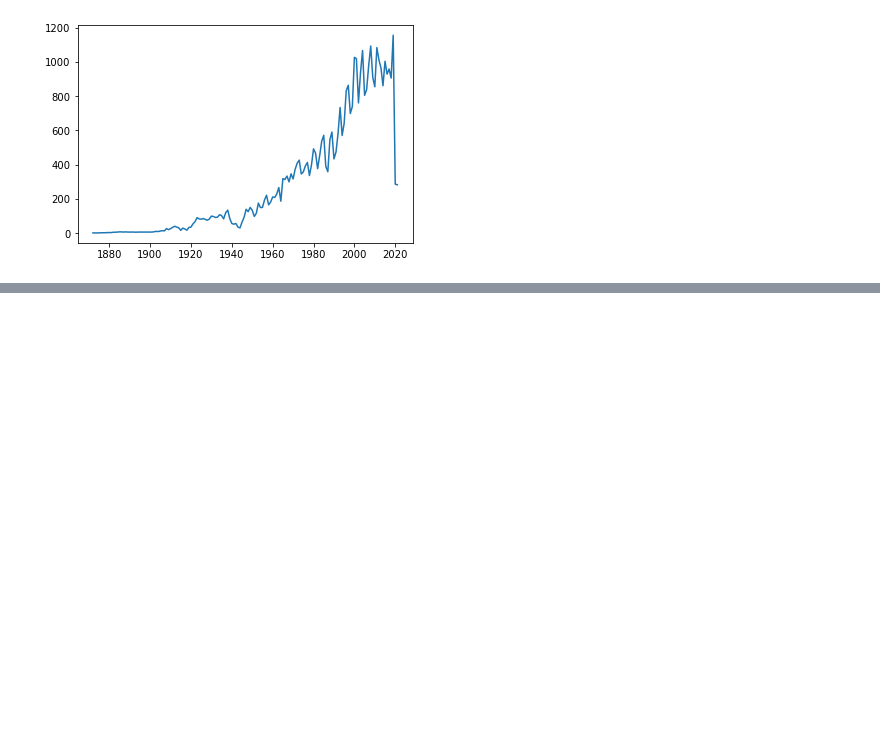
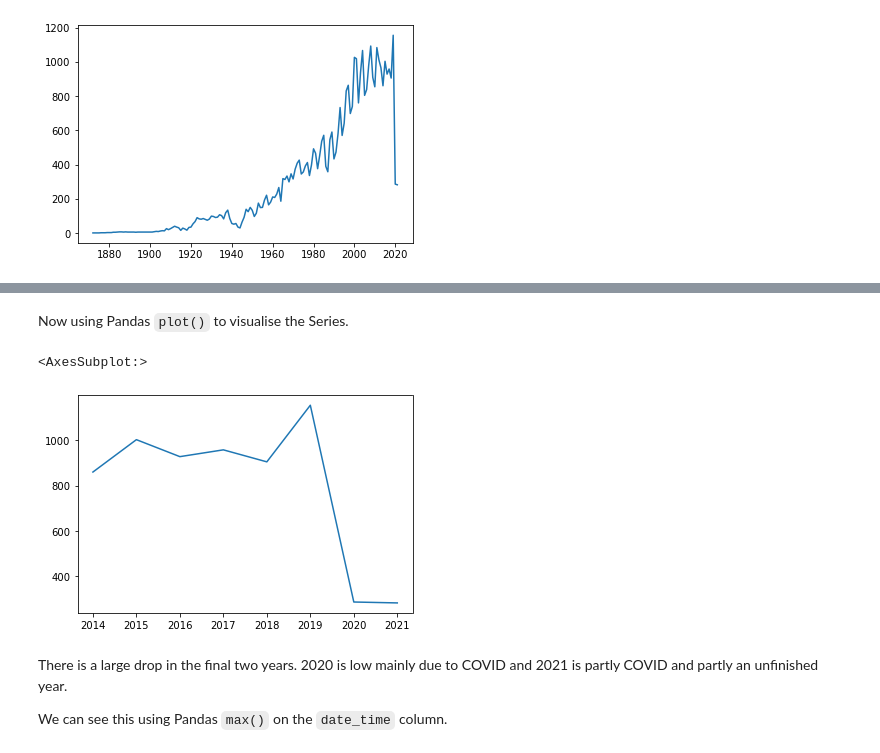
Before and after one commit to nhsbsa-data-analytics/coffee-and-coding, a Jupyter notebook: 2021-06-23 Python goals... exploring a football data-set using Pandas/explore-results.ipynb, the cells around one changed output, grey strips where cells are left out. Cells and saved outputs as stored; diff of their text form; code cells hidden in the pictures; blank space fills up the shorter version.

Commit message:
Filter data by date

```diff
--- a/2021-06-23 Python goals... exploring a football data-set using Pandas/explore-results.ipynb
+++ b/2021-06-23 Python goals... exploring a football data-set using Pandas/explore-results.ipynb
@@ -174,0 +243,11 @@ results['date_time'].dt.year.value_counts().sort_index().plot()
+# %% [markdown]
+Now using Pandas `plot()` to visualise the Series.
+# %%
+results['date_time'].dt.year[results['date_time'].dt.year >= 2014].value_counts().sort_index().plot()
+# %% [output]
+<AxesSubplot:>
+[figure, added]
+# %% [markdown]
+There is a large drop in the final two years. 2020 is low mainly due to COVID and 2021 is partly COVID and partly an unfinished year.
+
+We can see this using Pandas `max()` on the `date_time` column.
```
Also changed, not shown: parts of 20 cells of this notebook.
